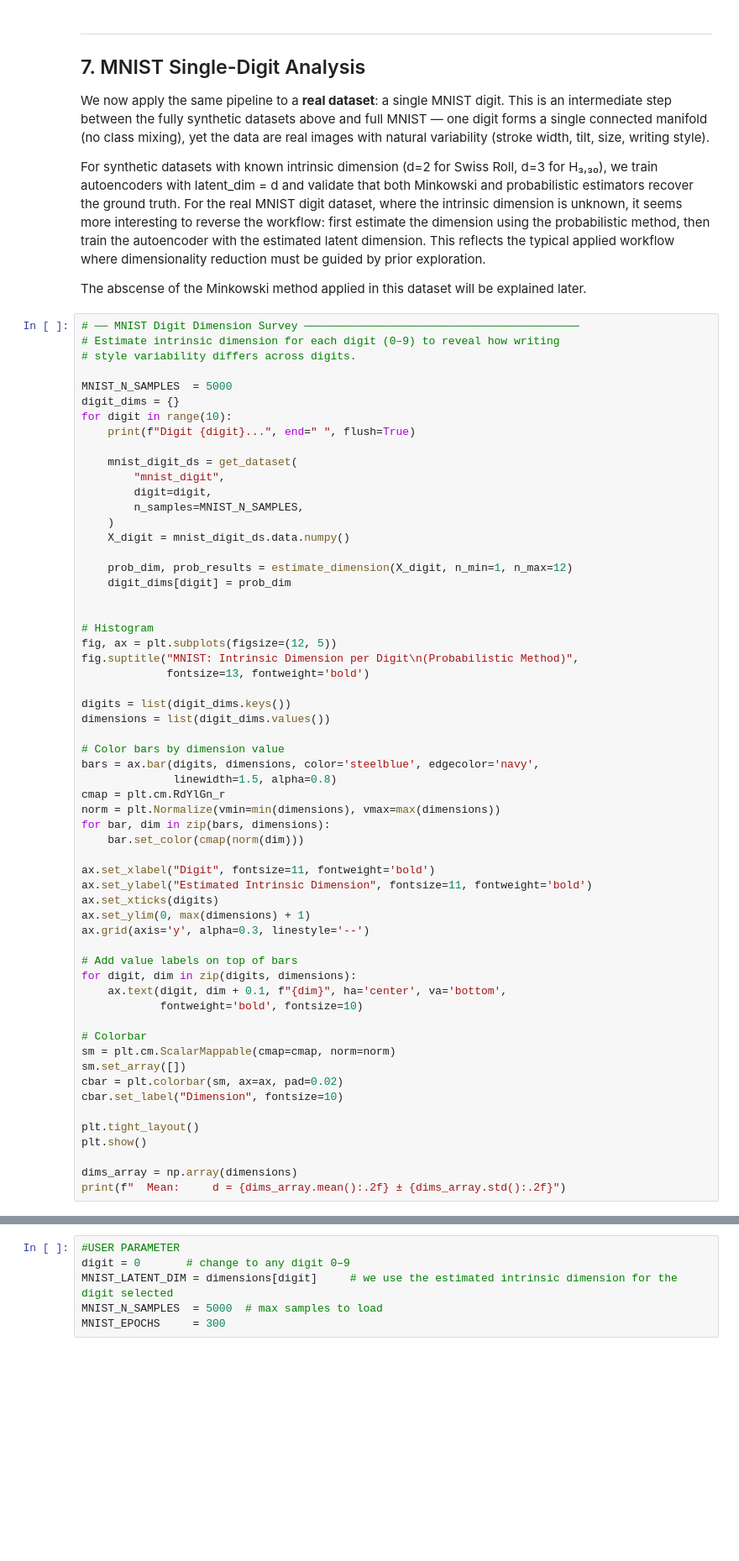
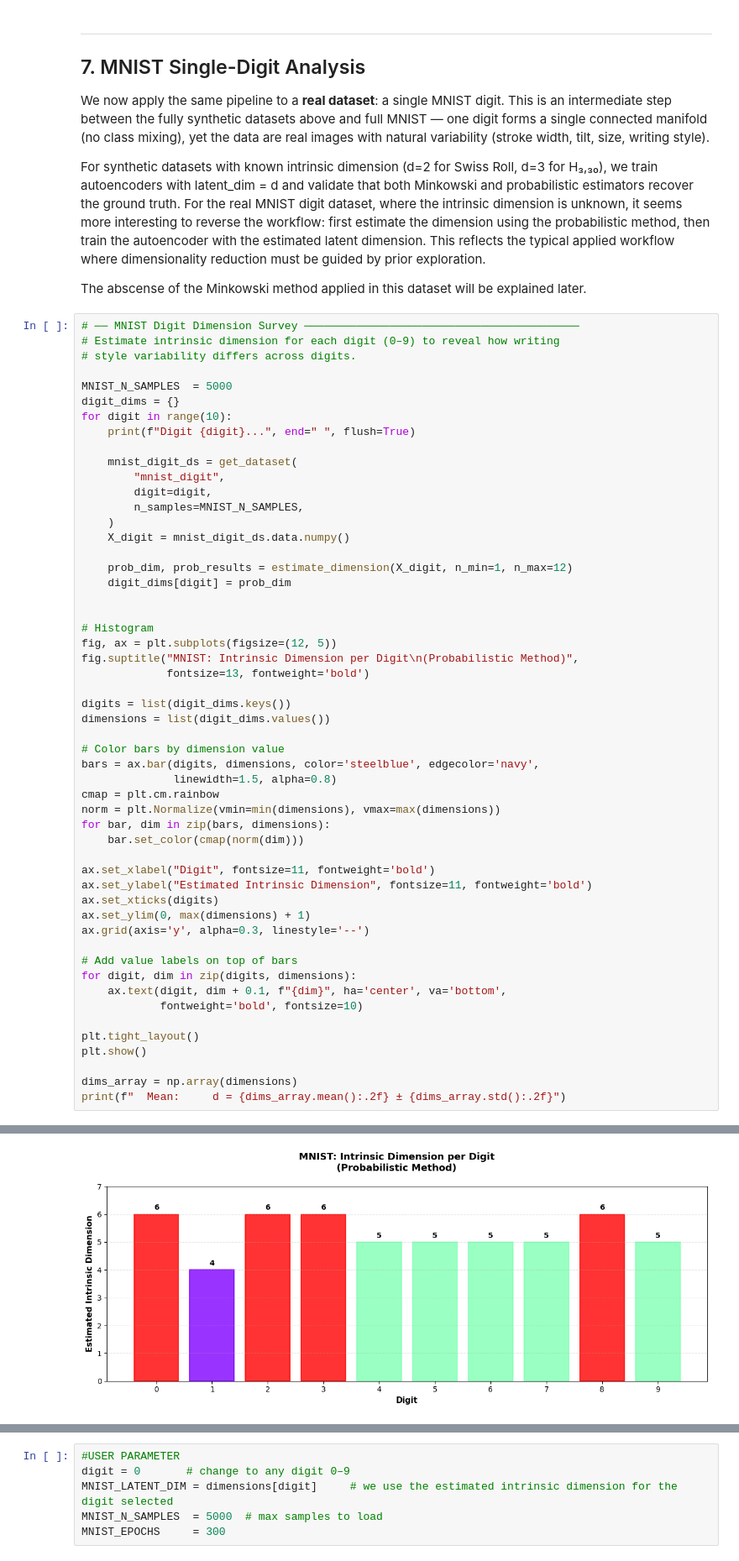
Before and after one commit to diegomonino/Manifold-Learning-DAE-vs-VAE, a Jupyter notebook: manifold-learning-dae/notebooks/full_analysis.ipynb, the cells around one changed output, grey strips where cells are left out. Shown at 84% size. Saved outputs shown, nothing was run; the diff lists cells and outputs as text; blank space fills up the shorter version.

```diff
--- a/manifold-learning-dae/notebooks/full_analysis.ipynb
+++ b/manifold-learning-dae/notebooks/full_analysis.ipynb
@@ -571,7 +623,7 @@ dimensions = list(digit_dims.values())
 # Color bars by dimension value
 bars = ax.bar(digits, dimensions, color='steelblue', edgecolor='navy',
               linewidth=1.5, alpha=0.8)
-cmap = plt.cm.RdYlGn_r
+cmap = plt.cm.rainbow
 norm = plt.Normalize(vmin=min(dimensions), vmax=max(dimensions))
 for bar, dim in zip(bars, dimensions):
     bar.set_color(cmap(norm(dim)))
@@ -587,14 +639,9 @@ for digit, dim in zip(digits, dimensions):
     ax.text(digit, dim + 0.1, f"{dim}", ha='center', va='bottom',
             fontweight='bold', fontsize=10)
 
-# Colorbar
-sm = plt.cm.ScalarMappable(cmap=cmap, norm=norm)
-sm.set_array([])
-cbar = plt.colorbar(sm, ax=ax, pad=0.02)
-cbar.set_label("Dimension", fontsize=10)
-
 plt.tight_layout()
 plt.show()
 
 dims_array = np.array(dimensions)
 print(f"  Mean:     d = {dims_array.mean():.2f} ± {dims_array.std():.2f}")
+# %% [output]
@@ -600,0 +649 @@ print(f"  Mean:     d = {dims_array.mean():.2f} ± {dims_array.std():.2f}")
+[figure, added]
```
Also changed, not shown: parts of 40 cells of this notebook.
